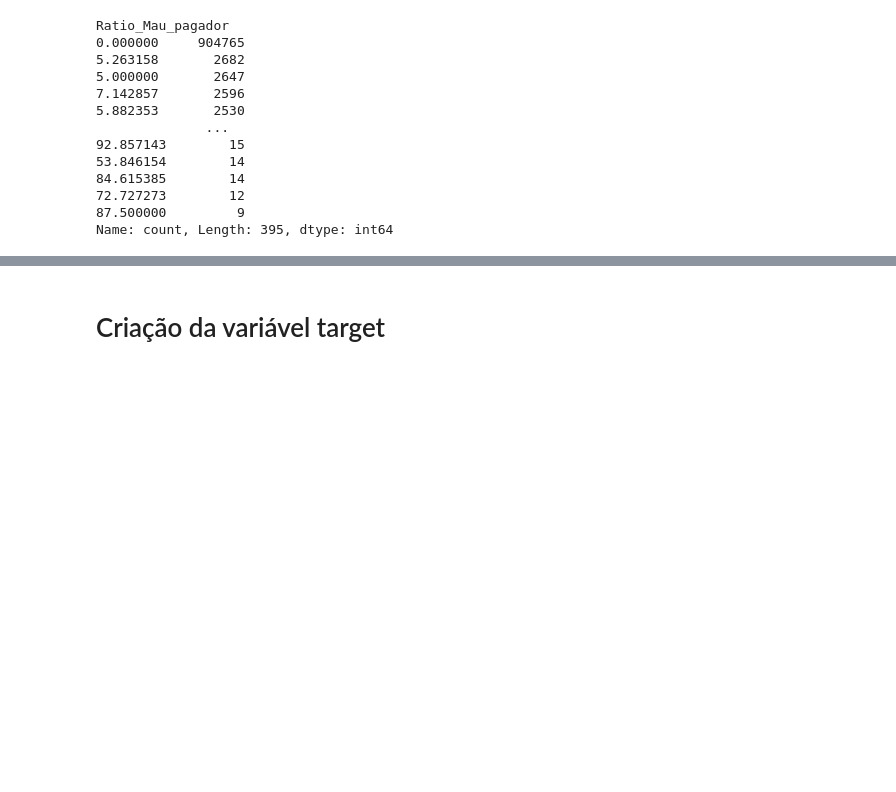
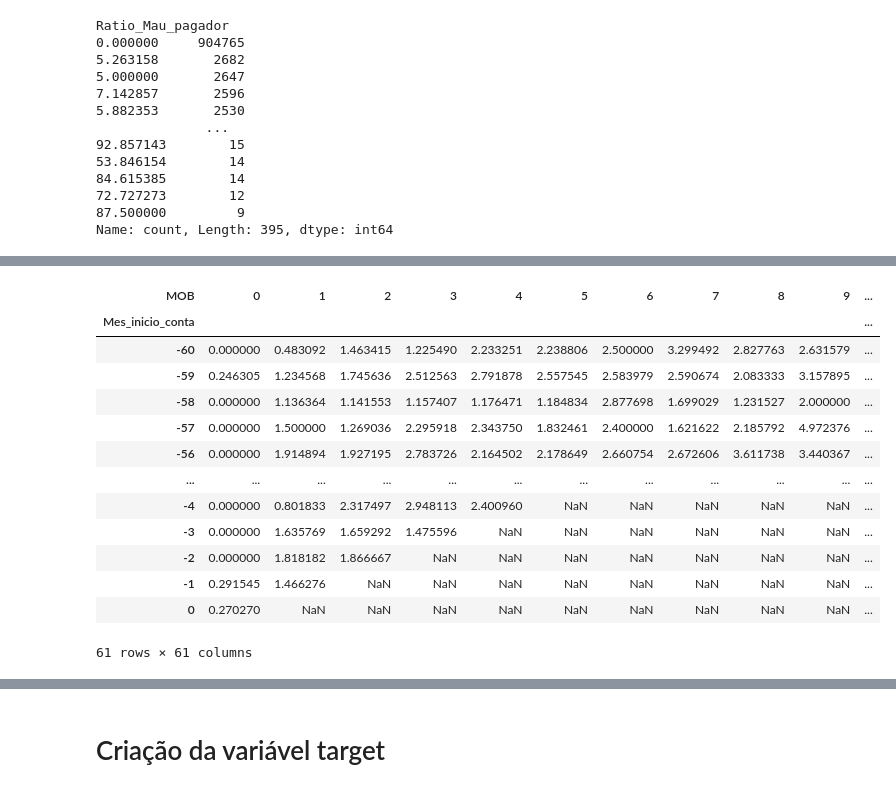
Before and after one commit to jackson-simionato/fase4_pos_tech, a Jupyter notebook: 2_Deploy_de_Aplicacoes/2_2_Criando_Variavel_Target/2_2_Criando_Variavel_Target.ipynb, the cells around one changed output, grey strips where cells are left out. Saved outputs shown, nothing was run; the diff lists cells and outputs as text; code cells hidden in the pictures; blank space fills up the shorter version.

```diff
--- a/2_Deploy_de_Aplicacoes/2_2_Criando_Variavel_Target/2_2_Criando_Variavel_Target.ipynb
+++ b/2_Deploy_de_Aplicacoes/2_2_Criando_Variavel_Target/2_2_Criando_Variavel_Target.ipynb
@@ -263,0 +306,5 @@ Name: count, Length: 395, dtype: int64
+# %%
+# Criação de DF Vintage: Agrupamento por Mes Inicio Conta e MOB (Months on Book)
+df_vintage = df_aprovados_pagadores.groupby(['Mes_inicio_conta','MOB']).agg({'ID_Cliente':'count'}).reset_index()
+df_vintage.rename(columns={'ID_Cliente':'Qtd_Clientes'}, inplace=True)
+df_vintage
@@ -263,0 +399,18 @@ Name: count, Length: 395, dtype: int64
+# %%
+df_vintage_pivot = df_vintage.pivot(index='Mes_inicio_conta', columns='MOB', values='Taxa_Mau_pagador')
+df_vintage_pivot
+# %% [output]
+| MOB | 0 | 1 | 2 | 3 | 4 | 5 | 6 | 7 | 8 | 9 | ... |
+| Mes_inicio_conta |  |  |  |  |  |  |  |  |  |  | ... |
+| -60 | 0.000000 | 0.483092 | 1.463415 | 1.225490 | 2.233251 | 2.238806 | 2.500000 | 3.299492 | 2.827763 | 2.631579 | ... |
+| -59 | 0.246305 | 1.234568 | 1.745636 | 2.512563 | 2.791878 | 2.557545 | 2.583979 | 2.590674 | 2.083333 | 3.157895 | ... |
+| -58 | 0.000000 | 1.136364 | 1.141553 | 1.157407 | 1.176471 | 1.184834 | 2.877698 | 1.699029 | 1.231527 | 2.000000 | ... |
+| -57 | 0.000000 | 1.500000 | 1.269036 | 2.295918 | 2.343750 | 1.832461 | 2.400000 | 1.621622 | 2.185792 | 4.972376 | ... |
+| -56 | 0.000000 | 1.914894 | 1.927195 | 2.783726 | 2.164502 | 2.178649 | 2.660754 | 2.672606 | 3.611738 | 3.440367 | ... |
+| ... | ... | ... | ... | ... | ... | ... | ... | ... | ... | ... | ... |
+| -4 | 0.000000 | 0.801833 | 2.317497 | 2.948113 | 2.400960 | NaN | NaN | NaN | NaN | NaN | ... |
+| -3 | 0.000000 | 1.635769 | 1.659292 | 1.475596 | NaN | NaN | NaN | NaN | NaN | NaN | ... |
+| -2 | 0.000000 | 1.818182 | 1.866667 | NaN | NaN | NaN | NaN | NaN | NaN | NaN | ... |
+| -1 | 0.291545 | 1.466276 | NaN | NaN | NaN | NaN | NaN | NaN | NaN | NaN | ... |
+| 0 | 0.270270 | NaN | NaN | NaN | NaN | NaN | NaN | NaN | NaN | NaN | ... |
+61 rows × 61 columns
```
Also changed, not shown: parts of 17 cells of this notebook.
